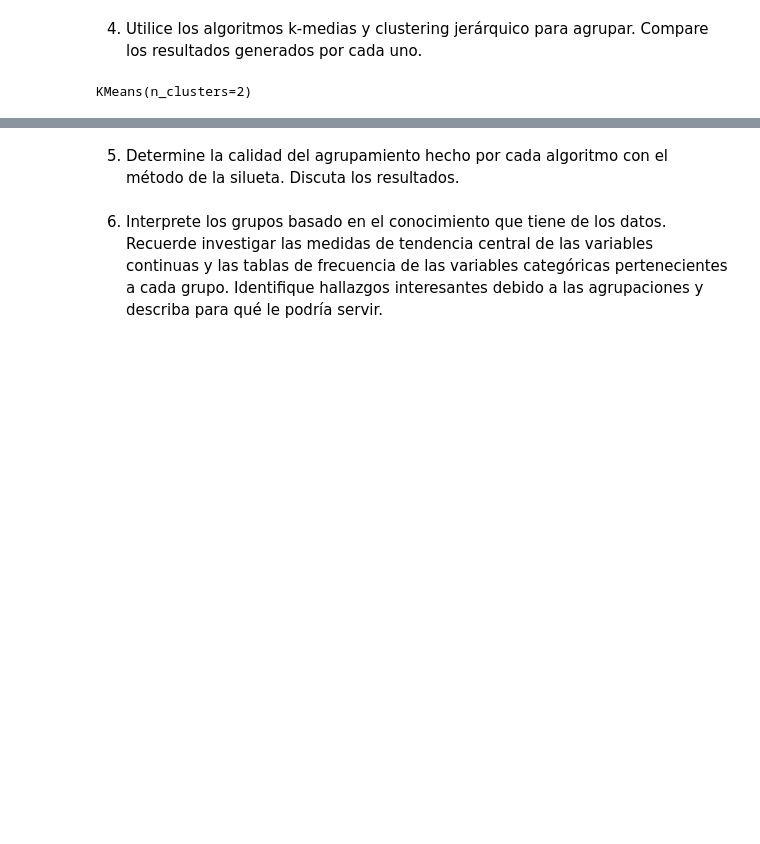
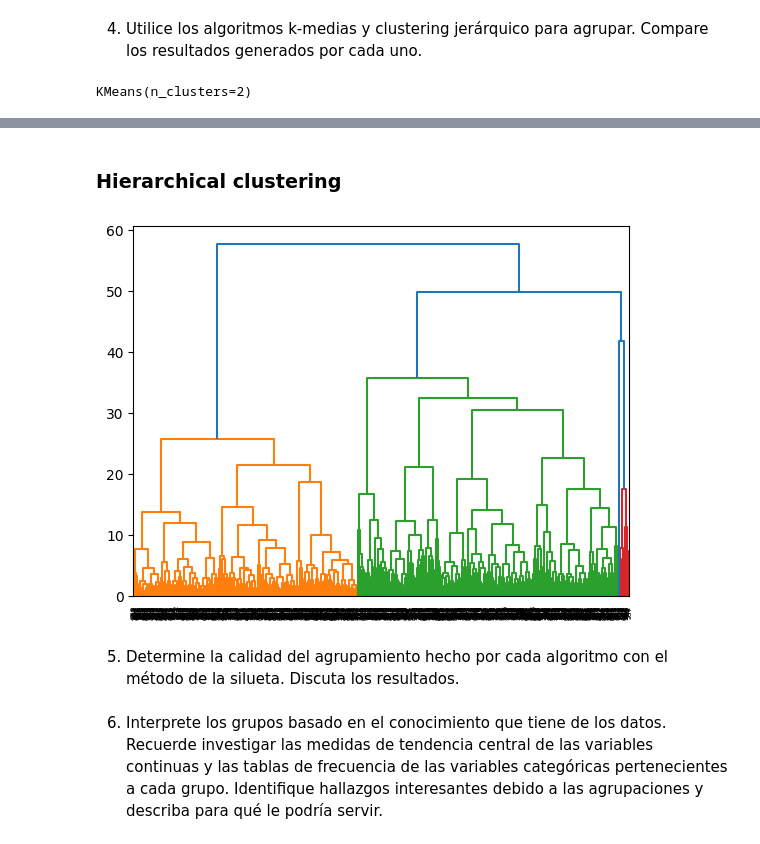
Before and after one commit to MelissaPerez09/HT02-DataMining, a Jupyter notebook: actividades.ipynb, the cells around one changed output, grey strips where cells are left out. Cells and saved outputs as stored; diff of their text form; code cells hidden in the pictures; blank space fills up the shorter version.

Commit message:
feat: Hierarchical Clustering

```diff
--- a/actividades.ipynb
+++ b/actividades.ipynb
@@ -234,0 +243,6 @@ plt.show()
+# %% [markdown]
+### Hierarchical clustering
+# %%
+dendograma = sch.dendrogram(sch.linkage(df_scale, method='ward'))
+# %% [output]
+[figure, added]
```
Also changed, not shown: parts of 8 cells of this notebook.
